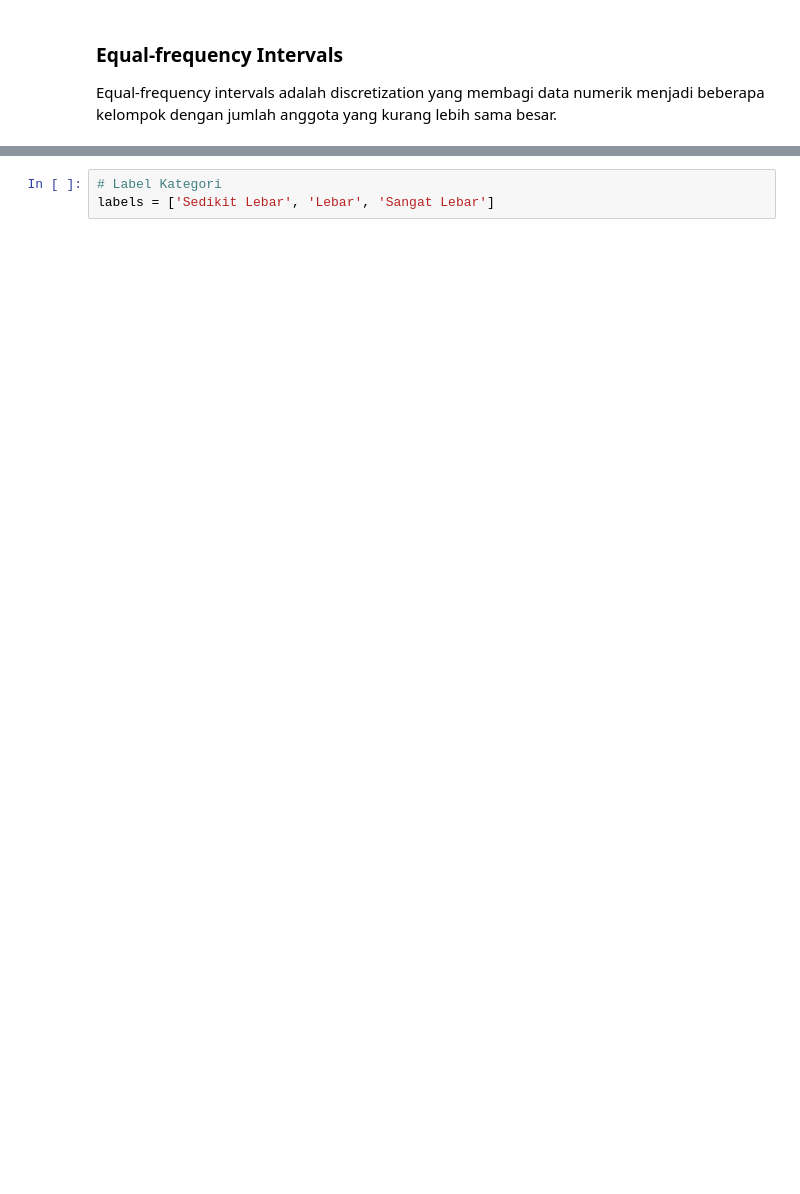
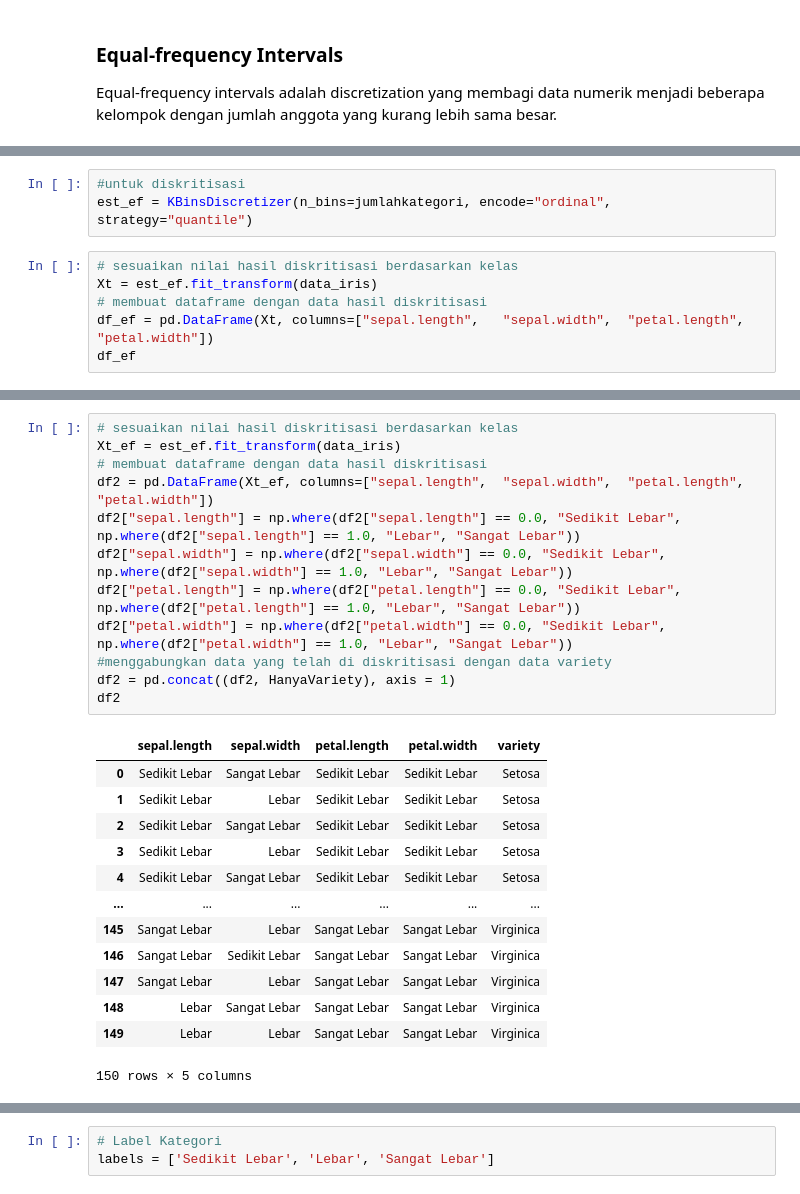
Before and after one commit to ThreeYas/datamining, a Jupyter notebook: _sources/tugas2.ipynb, the cells around one changed output, grey strips where cells are left out. Cells and saved outputs as stored; diff of their text form; blank space fills up the shorter version.

```diff
--- a/_sources/tugas2.ipynb
+++ b/_sources/tugas2.ipynb
@@ -619,0 +222,9 @@ target_data
+# %%
+#untuk diskritisasi
+est_ef = KBinsDiscretizer(n_bins=jumlahkategori, encode="ordinal", strategy="quantile")
+# %%
+# sesuaikan nilai hasil diskritisasi berdasarkan kelas
+Xt = est_ef.fit_transform(data_iris)
+# membuat dataframe dengan data hasil diskritisasi
+df_ef = pd.DataFrame(Xt, columns=["sepal.length",	"sepal.width",	"petal.length",	"petal.width"])
+df_ef
@@ -619,0 +245,26 @@ target_data
+# %%
+# sesuaikan nilai hasil diskritisasi berdasarkan kelas
+Xt_ef = est_ef.fit_transform(data_iris)
+# membuat dataframe dengan data hasil diskritisasi
+df2 = pd.DataFrame(Xt_ef, columns=["sepal.length",	"sepal.width",	"petal.length",	"petal.width"])
+df2["sepal.length"] = np.where(df2["sepal.length"] == 0.0, "Sedikit Lebar", np.where(df2["sepal.length"] == 1.0, "Lebar", "Sangat Lebar"))
+df2["sepal.width"] = np.where(df2["sepal.width"] == 0.0, "Sedikit Lebar", np.where(df2["sepal.width"] == 1.0, "Lebar", "Sangat Lebar"))
+df2["petal.length"] = np.where(df2["petal.length"] == 0.0, "Sedikit Lebar", np.where(df2["petal.length"] == 1.0, "Lebar", "Sangat Lebar"))
+df2["petal.width"] = np.where(df2["petal.width"] == 0.0, "Sedikit Lebar", np.where(df2["petal.width"] == 1.0, "Lebar", "Sangat Lebar"))
+#menggabungkan data yang telah di diskritisasi dengan data variety
+df2 = pd.concat((df2, HanyaVariety), axis = 1)
+df2
+# %% [output]
+|  | sepal.length | sepal.width | petal.length | petal.width | variety |
+| 0 | Sedikit Lebar | Sangat Lebar | Sedikit Lebar | Sedikit Lebar | Setosa |
+| 1 | Sedikit Lebar | Lebar | Sedikit Lebar | Sedikit Lebar | Setosa |
+| 2 | Sedikit Lebar | Sangat Lebar | Sedikit Lebar | Sedikit Lebar | Setosa |
+| 3 | Sedikit Lebar | Lebar | Sedikit Lebar | Sedikit Lebar | Setosa |
+| 4 | Sedikit Lebar | Sangat Lebar | Sedikit Lebar | Sedikit Lebar | Setosa |
+| ... | ... | ... | ... | ... | ... |
+| 145 | Sangat Lebar | Lebar | Sangat Lebar | Sangat Lebar | Virginica |
+| 146 | Sangat Lebar | Sedikit Lebar | Sangat Lebar | Sangat Lebar | Virginica |
+| 147 | Sangat Lebar | Lebar | Sangat Lebar | Sangat Lebar | Virginica |
+| 148 | Lebar | Sangat Lebar | Sangat Lebar | Sangat Lebar | Virginica |
+| 149 | Lebar | Lebar | Sangat Lebar | Sangat Lebar | Virginica |
+150 rows × 5 columns
```
Also changed, not shown: parts of 74 cells of this notebook, 13 other files.
